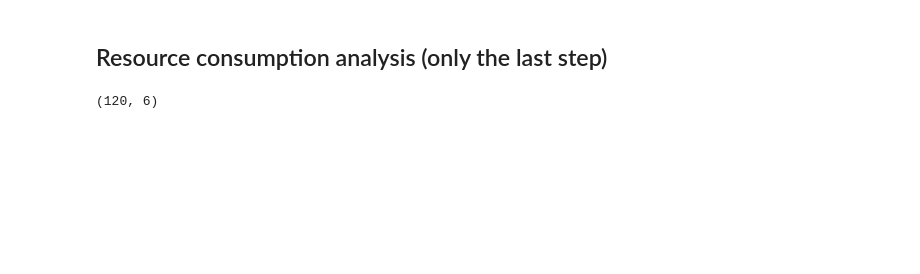
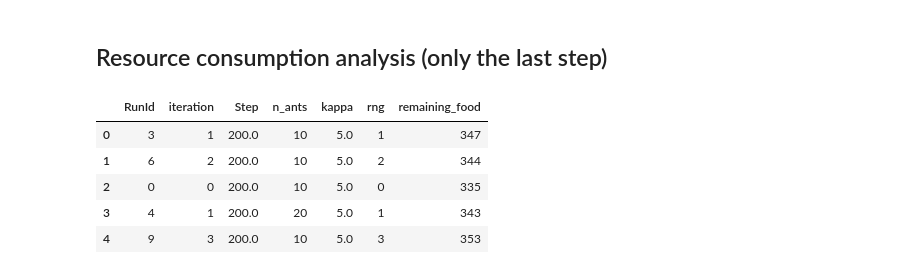
Before and after one commit to vagechirkov/Modeling-Ant-Foraging, a Jupyter notebook: Day 2/central_place_foraging.ipynb, the cells around one changed output. Cells and saved outputs as stored; diff of their text form; code cells hidden in the pictures; blank space fills up the shorter version.

```diff
--- a/Day 2/central_place_foraging.ipynb
+++ b/Day 2/central_place_foraging.ipynb
@@ -470,26 +273,31 @@ plt.show()
 # %%
 from model import AntModel as AntModelFromFile
 
 BATCH_PARAMS = {
     "n_ants": [10, 20, 30],  # try different colony sizes
     "kappa": [5.0],       # keep turning stiffness fixed for now
 }
 
 batch_results = mesa.batch_run(
     AntModelFromFile,
     parameters=BATCH_PARAMS,
-    iterations=40,         # replicate each parameter set 20 times
+    rng=range(20),         # replicate each parameter set 20 times
     max_steps=200,
     number_processes=n_cpu,    # set >1 for parallel execution on multi‑core machines
     data_collection_period=-1,  # collect at the last step
     display_progress=True,
 )
 
 batch_results = pd.DataFrame(batch_results)
 batch_results.dropna(inplace=True)
 batch_results.head()
 # %% [output]
-(120, 6)
+|  | RunId | iteration | Step | n_ants | kappa | rng | remaining_food |
+| 0 | 3 | 1 | 200.0 | 10 | 5.0 | 1 | 347 |
+| 1 | 6 | 2 | 200.0 | 10 | 5.0 | 2 | 344 |
+| 2 | 0 | 0 | 200.0 | 10 | 5.0 | 0 | 335 |
+| 3 | 4 | 1 | 200.0 | 20 | 5.0 | 1 | 343 |
+| 4 | 9 | 3 | 200.0 | 10 | 5.0 | 3 | 353 |
 # %%
 batch_results.shape
 # %% [output]
```
Also changed, not shown: parts of 17 cells of this notebook, 1 other file.
